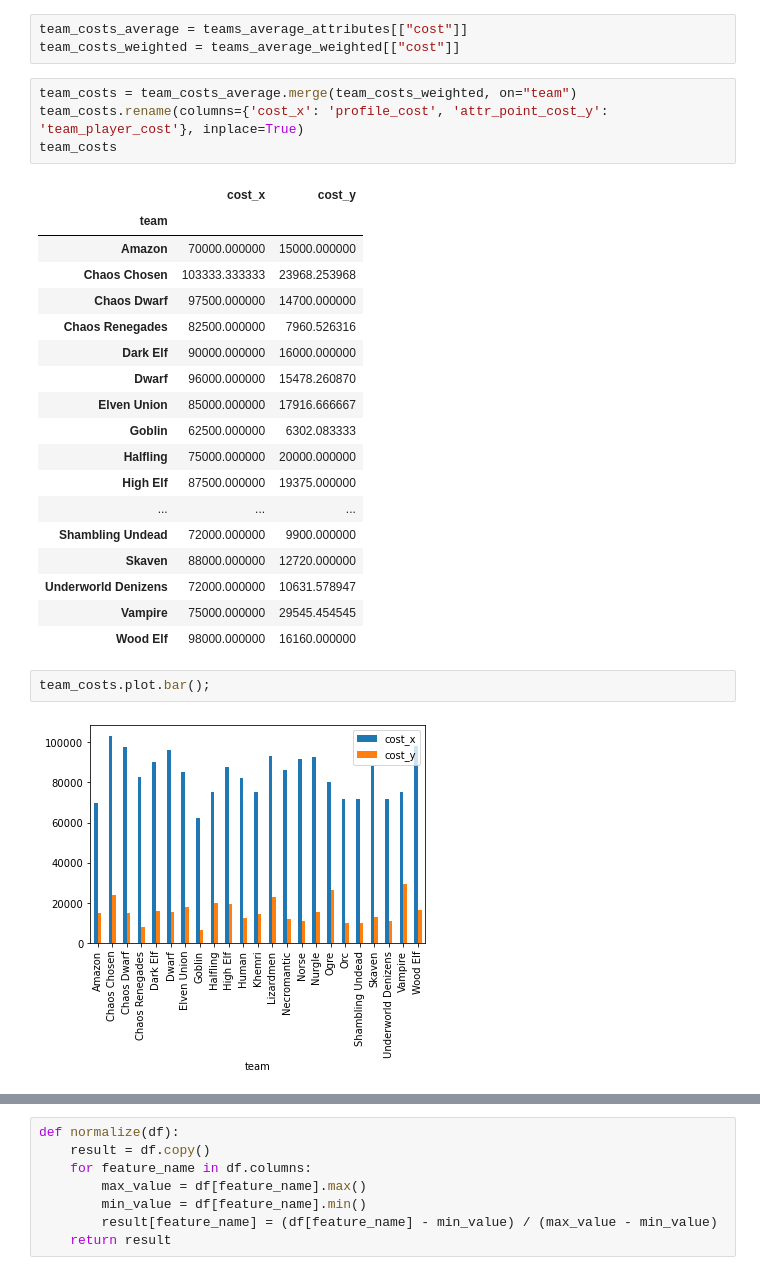
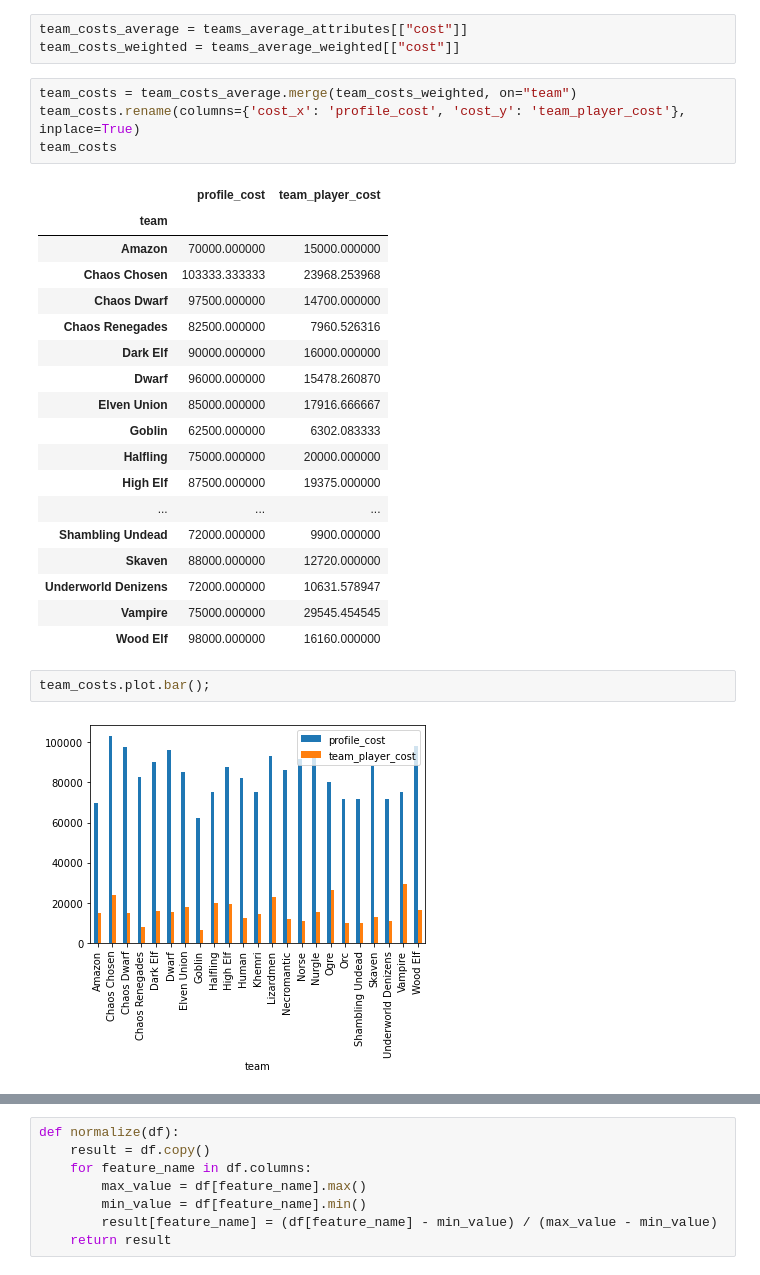
Before and after one commit to Bernardo-MG/jupyter-notebook-example, a Jupyter notebook: boardgame/bloodbowl_team_costs.ipynb, the cells around one changed output, grey strips where cells are left out. Cells and saved outputs as stored; diff of their text form.

```diff
--- a/boardgame/bloodbowl_team_costs.ipynb
+++ b/boardgame/bloodbowl_team_costs.ipynb
@@ -244,10 +244,10 @@ team_costs_average = teams_average_attributes[["cost"]]
 team_costs_weighted = teams_average_weighted[["cost"]]
 # %%
 team_costs = team_costs_average.merge(team_costs_weighted, on="team")
-team_costs.rename(columns={'cost_x': 'profile_cost', 'attr_point_cost_y': 'team_player_cost'}, inplace=True)
+team_costs.rename(columns={'cost_x': 'profile_cost', 'cost_y': 'team_player_cost'}, inplace=True)
 team_costs
 # %% [output]
-|  | cost_x | cost_y |
+|  | profile_cost | team_player_cost |
 | team |  |  |
 | Amazon | 70000.000000 | 15000.000000 |
 | Chaos Chosen | 103333.333333 | 23968.253968 |
@@ -268,5 +268,5 @@ team_costs
 # %%
 team_costs.plot.bar();
 # %% [output]
-[figure, old version]
+[figure, new version]
 # %% [markdown]
```
Also changed, not shown: parts of 5 cells of this notebook.
